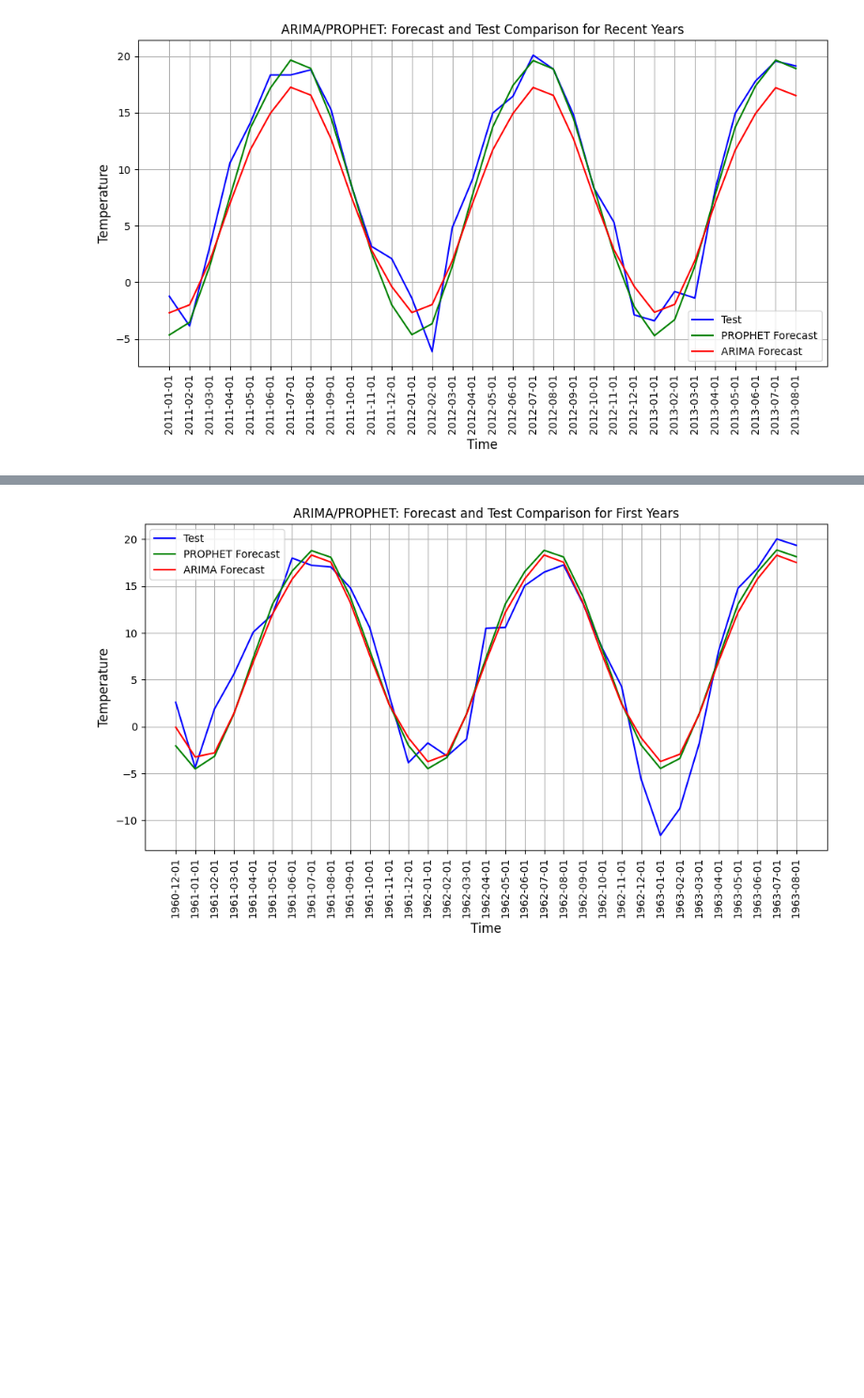
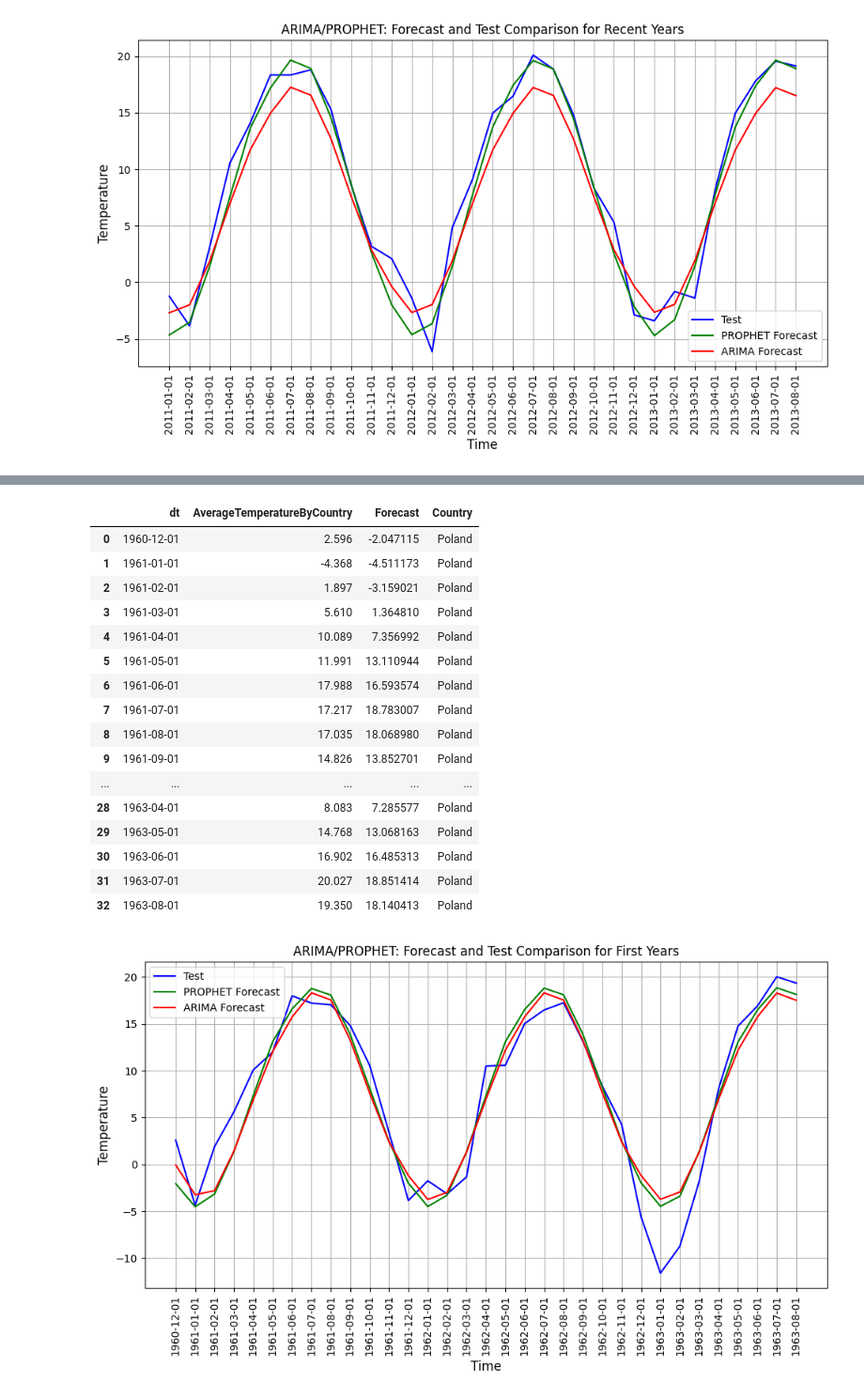
Before and after one commit to AnnaMrowca/ClimateChange, a Jupyter notebook: checks.ipynb, the cells around one changed output, grey strips where cells are left out. Shown: that part at 94% size. Cells and saved outputs as stored; diff of their text form; code cells hidden in the pictures; blank space fills up the shorter version.

```diff
--- a/checks.ipynb
+++ b/checks.ipynb
@@ -80,8 +137,27 @@ arima_test_fcst_first_years = arima_test_merged.loc[
 # %%
 prophet_test_fcst_first_years = prophet_test_merged.loc[
     (prophet_test_merged['dt'] >= '1960-12-01') & (prophet_test_merged['dt'] <= '1963-08-01'),
     ['dt', 'AverageTemperatureByCountry', 'Forecast', 'Country']
 ]
+prophet_test_fcst_first_years
+# %% [output]
+|  | dt | AverageTemperatureByCountry | Forecast | Country |
+| 0 | 1960-12-01 | 2.596 | -2.047115 | Poland |
+| 1 | 1961-01-01 | -4.368 | -4.511173 | Poland |
+| 2 | 1961-02-01 | 1.897 | -3.159021 | Poland |
+| 3 | 1961-03-01 | 5.610 | 1.364810 | Poland |
+| 4 | 1961-04-01 | 10.089 | 7.356992 | Poland |
+| 5 | 1961-05-01 | 11.991 | 13.110944 | Poland |
+| 6 | 1961-06-01 | 17.988 | 16.593574 | Poland |
+| 7 | 1961-07-01 | 17.217 | 18.783007 | Poland |
+| 8 | 1961-08-01 | 17.035 | 18.068980 | Poland |
+| 9 | 1961-09-01 | 14.826 | 13.852701 | Poland |
+| ... | ... | ... | ... | ... |
+| 28 | 1963-04-01 | 8.083 | 7.285577 | Poland |
+| 29 | 1963-05-01 | 14.768 | 13.068163 | Poland |
+| 30 | 1963-06-01 | 16.902 | 16.485313 | Poland |
+| 31 | 1963-07-01 | 20.027 | 18.851414 | Poland |
+| 32 | 1963-08-01 | 19.350 | 18.140413 | Poland |
 # %%
 #ARIMA_PROPHET_FIRST_YEARS plot
 fig, ax = plt.subplots(figsize=(10, 6))
```
Also changed, not shown: parts of 3 cells of this notebook, 2 other files.
